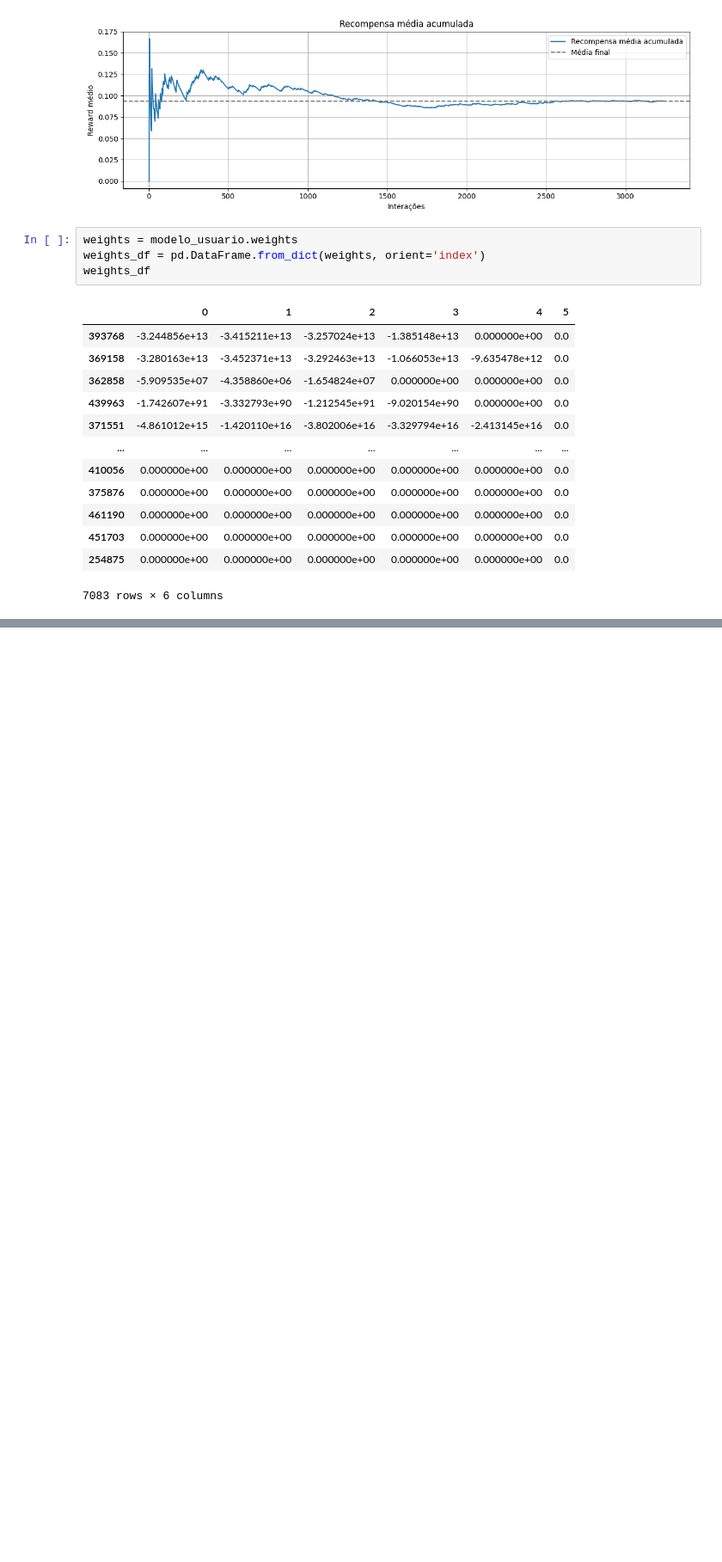
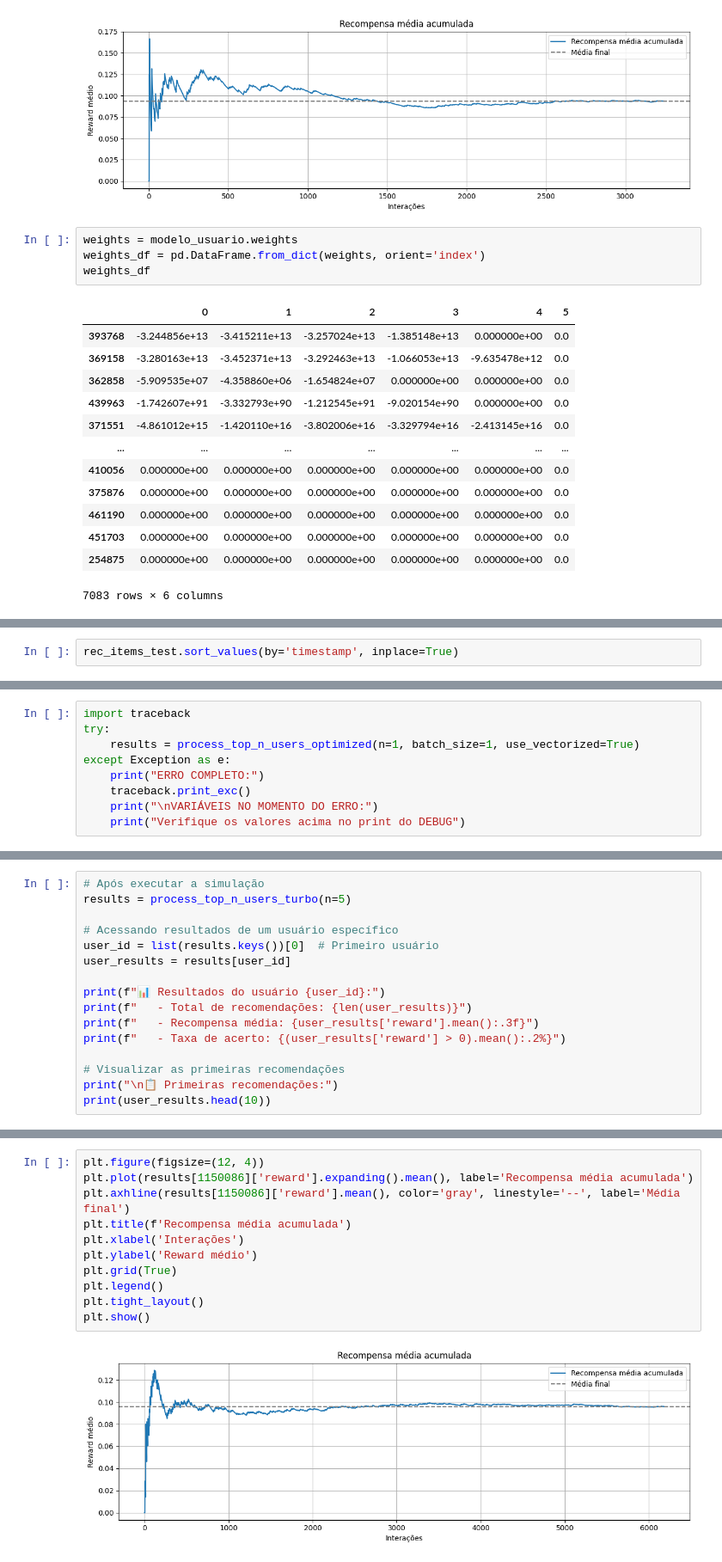
Before and after one commit to fldamaceno/E-commerce-recommender-system, a Jupyter notebook: Simulations.ipynb, the cells around one changed output, grey strips where cells are left out. Shown: that part at 86% size. Drawn from its saved outputs; the diff is of its cells as text; blank space fills up the shorter version.

```diff
--- a/Simulations.ipynb
+++ b/Simulations.ipynb
@@ -452,0 +869,2 @@ weights_df
+# %%
+rec_items_test.sort_values(by='timestamp', inplace=True)
@@ -452,0 +2663,9 @@ weights_df
+# %%
+import traceback
+try:
+    results = process_top_n_users_optimized(n=1, batch_size=1, use_vectorized=True)
+except Exception as e:
+    print("ERRO COMPLETO:")
+    traceback.print_exc()
+    print("\nVARIÁVEIS NO MOMENTO DO ERRO:")
+    print("Verifique os valores acima no print do DEBUG")
@@ -452,0 +3705,16 @@ weights_df
+# %%
+# Após executar a simulação
+results = process_top_n_users_turbo(n=5)
+
+# Acessando resultados de um usuário específico
+user_id = list(results.keys())[0]  # Primeiro usuário
+user_results = results[user_id]
+
+print(f"📊 Resultados do usuário {user_id}:")
+print(f"   - Total de recomendações: {len(user_results)}")
+print(f"   - Recompensa média: {user_results['reward'].mean():.3f}")
+print(f"   - Taxa de acerto: {(user_results['reward'] > 0).mean():.2%}")
+
+# Visualizar as primeiras recomendações
+print("\n📋 Primeiras recomendações:")
+print(user_results.head(10))
@@ -452,0 +4092,13 @@ weights_df
+# %%
+plt.figure(figsize=(12, 4))
+plt.plot(results[1150086]['reward'].expanding().mean(), label='Recompensa média acumulada')
+plt.axhline(results[1150086]['reward'].mean(), color='gray', linestyle='--', label='Média final')
+plt.title(f'Recompensa média acumulada')
+plt.xlabel('Interações')
+plt.ylabel('Reward médio')
+plt.grid(True)
+plt.legend()
+plt.tight_layout()
+plt.show()
+# %% [output]
+[figure, added]
```
Also changed, not shown: parts of 34 cells of this notebook, 3 other files.
